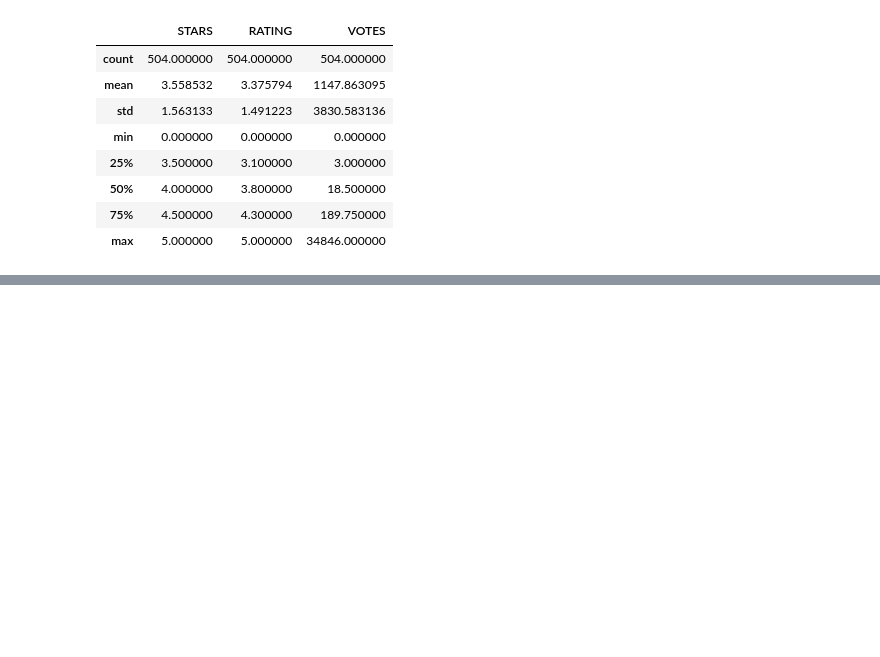
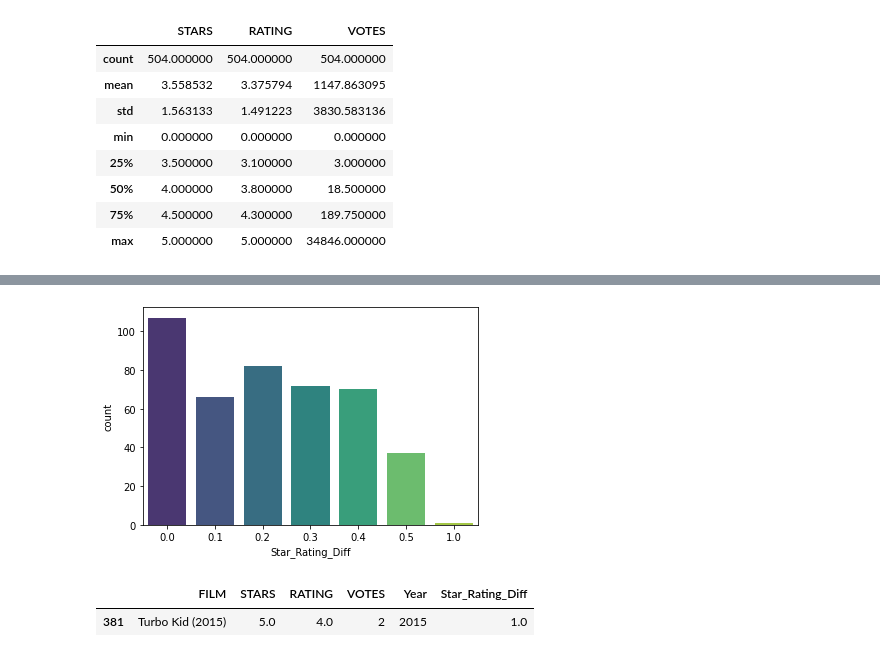
Before and after one commit to VishalxRana/Exploratory-Data-Analytics, a Jupyter notebook: fandango.ipynb, the cells around one changed output, grey strips where cells are left out. Drawn from its saved outputs; the diff is of its cells as text; code cells hidden in the pictures; blank space fills up the shorter version.

```diff
--- a/fandango.ipynb
+++ b/fandango.ipynb
@@ -40,0 +165,4 @@ df.describe()
+# %%
+reviewed['Star_Rating_Diff'] = reviewed['STARS'] - reviewed['RATING']
+reviewed['Star_Rating_Diff'] = reviewed['Star_Rating_Diff'].round(2)
+reviewed
@@ -40,0 +193,11 @@ df.describe()
+# %%
+sns.countplot(data=reviewed, x='Star_Rating_Diff', palette='viridis');
+# %% [output]
+[figure, added]
+# %%
+# Extracting the row with 1 diff
+
+reviewed[reviewed['Star_Rating_Diff'] == 1]
+# %% [output]
+|  | FILM | STARS | RATING | VOTES | Year | Star_Rating_Diff |
+| 381 | Turbo Kid (2015) | 5.0 | 4.0 | 2 | 2015 | 1.0 |
```
Also changed, not shown: parts of 61 cells of this notebook.
